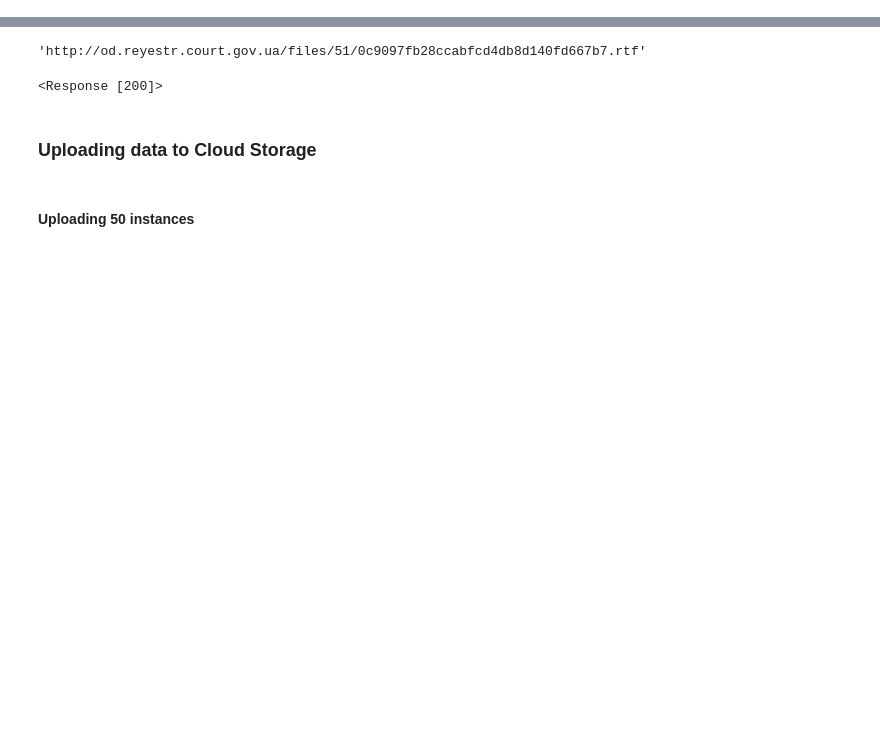
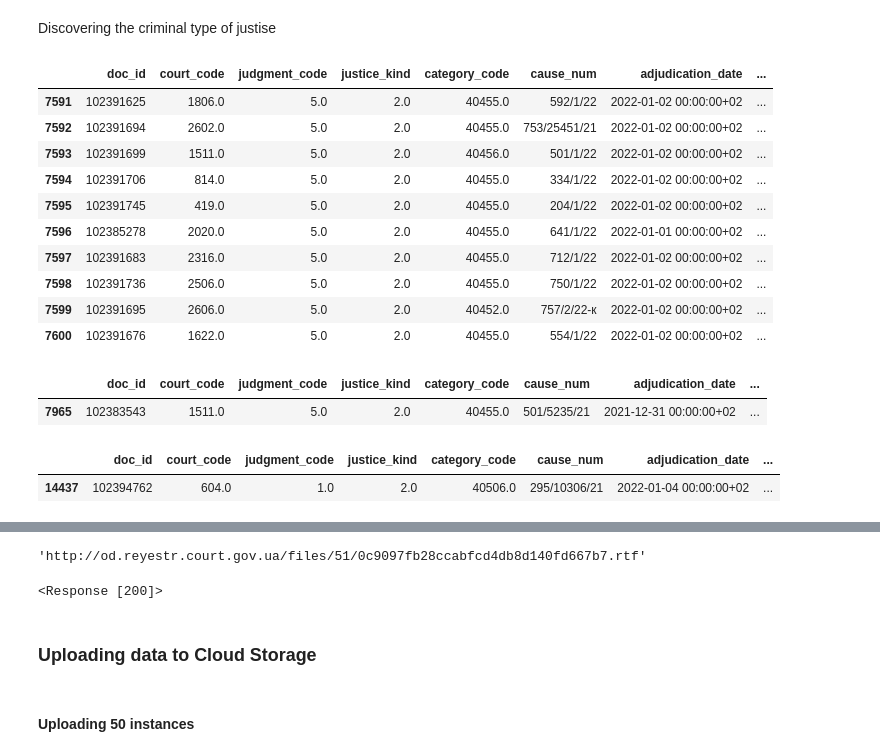
Before and after one commit to Aleqpeia/topolegal, a Jupyter notebook: 1.0_data-load.ipynb, the cells around one changed output, grey strips where cells are left out. Cells and saved outputs as stored; diff of their text form; code cells hidden in the pictures; blank space fills up the shorter version.

```diff
--- a/1.0_data-load.ipynb
+++ b/1.0_data-load.ipynb
@@ -52,0 +56,28 @@ document_data.shape
+# %% [markdown]
+Discovering the criminal type of justise
+# %%
+criminal_document_data = document_data[document_data["justice_kind"] == 2]
+criminal_document_data = criminal_document_data[criminal_document_data["doc_url"].notna()]
+criminal_document_data.head(10)
+# %% [output]
+|  | doc_id | court_code | judgment_code | justice_kind | category_code | cause_num | adjudication_date | ... |
+| 7591 | 102391625 | 1806.0 | 5.0 | 2.0 | 40455.0 | 592/1/22 | 2022-01-02 00:00:00+02 | ... |
+| 7592 | 102391694 | 2602.0 | 5.0 | 2.0 | 40455.0 | 753/25451/21 | 2022-01-02 00:00:00+02 | ... |
+| 7593 | 102391699 | 1511.0 | 5.0 | 2.0 | 40456.0 | 501/1/22 | 2022-01-02 00:00:00+02 | ... |
+| 7594 | 102391706 | 814.0 | 5.0 | 2.0 | 40455.0 | 334/1/22 | 2022-01-02 00:00:00+02 | ... |
+| 7595 | 102391745 | 419.0 | 5.0 | 2.0 | 40455.0 | 204/1/22 | 2022-01-02 00:00:00+02 | ... |
+| 7596 | 102385278 | 2020.0 | 5.0 | 2.0 | 40455.0 | 641/1/22 | 2022-01-01 00:00:00+02 | ... |
+| 7597 | 102391683 | 2316.0 | 5.0 | 2.0 | 40455.0 | 712/1/22 | 2022-01-02 00:00:00+02 | ... |
+| 7598 | 102391736 | 2506.0 | 5.0 | 2.0 | 40455.0 | 750/1/22 | 2022-01-02 00:00:00+02 | ... |
+| 7599 | 102391695 | 2606.0 | 5.0 | 2.0 | 40452.0 | 757/2/22-к | 2022-01-02 00:00:00+02 | ... |
+| 7600 | 102391676 | 1622.0 | 5.0 | 2.0 | 40455.0 | 554/1/22 | 2022-01-02 00:00:00+02 | ... |
+# %%
+criminal_document_data[criminal_document_data["doc_id"] == 102383543]
+# %% [output]
+|  | doc_id | court_code | judgment_code | justice_kind | category_code | cause_num | adjudication_date | ... |
+| 7965 | 102383543 | 1511.0 | 5.0 | 2.0 | 40455.0 | 501/5235/21 | 2021-12-31 00:00:00+02 | ... |
+# %%
+criminal_document_data[criminal_document_data["doc_id"] == 102394762]
+# %% [output]
+|  | doc_id | court_code | judgment_code | justice_kind | category_code | cause_num | adjudication_date | ... |
+| 14437 | 102394762 | 604.0 | 1.0 | 2.0 | 40506.0 | 295/10306/21 | 2022-01-04 00:00:00+02 | ... |
```
Also changed, not shown: parts of 20 cells of this notebook, 4 other files.
